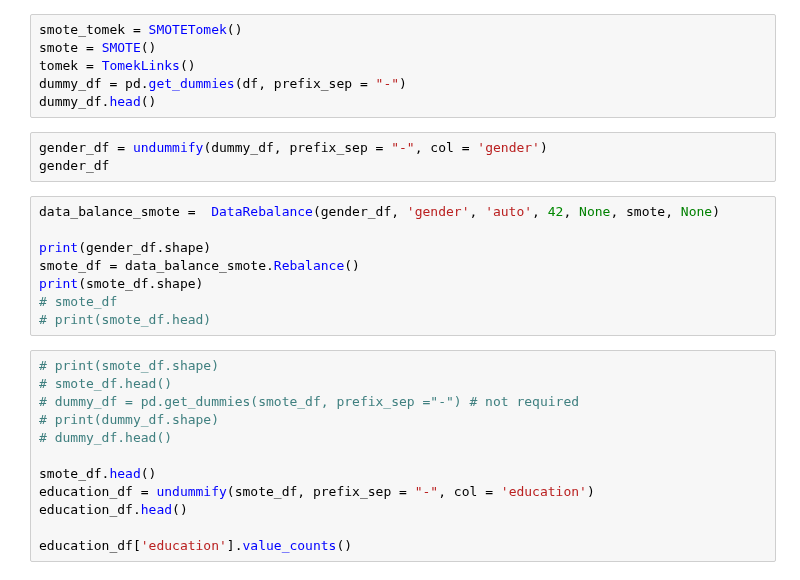
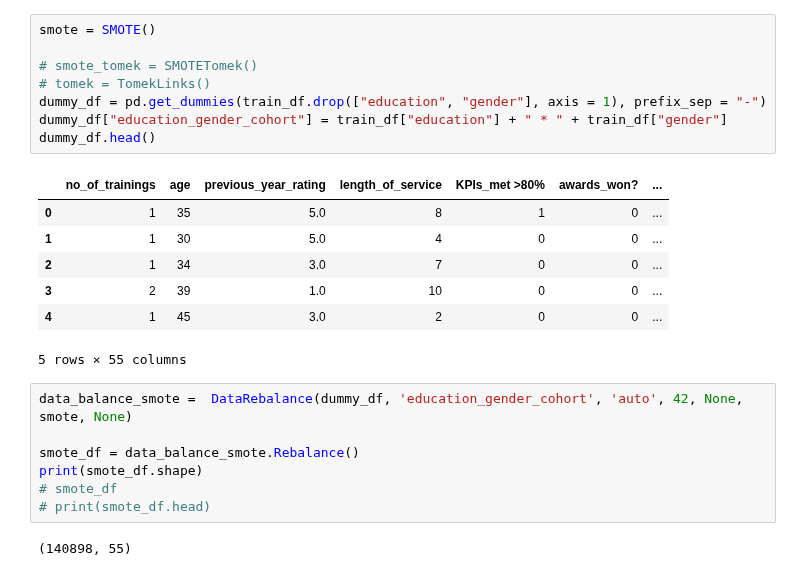
Before and after one commit to microsoft/responsible-ai-toolbox-mitigations, a Jupyter notebook: notebooks/data_balance_e2e.ipynb, the cells around one changed output. Saved outputs shown, nothing was run; the diff lists cells and outputs as text.

```diff
--- a/notebooks/data_balance_e2e.ipynb
+++ b/notebooks/data_balance_e2e.ipynb
@@ -89,29 +173,25 @@ agg_measures1
 # %%
-smote_tomek = SMOTETomek()
 smote = SMOTE()
-tomek = TomekLinks()
-dummy_df = pd.get_dummies(df, prefix_sep = "-")
+
+# smote_tomek = SMOTETomek()
+# tomek = TomekLinks()
+dummy_df = pd.get_dummies(train_df.drop(["education", "gender"], axis = 1), prefix_sep = "-")
+dummy_df["education_gender_cohort"] = train_df["education"] + " * " + train_df["gender"]
 dummy_df.head()
+# %% [output]
+|  | no_of_trainings | age | previous_year_rating | length_of_service | KPIs_met >80% | awards_won? | ... |
+| 0 | 1 | 35 | 5.0 | 8 | 1 | 0 | ... |
+| 1 | 1 | 30 | 5.0 | 4 | 0 | 0 | ... |
+| 2 | 1 | 34 | 3.0 | 7 | 0 | 0 | ... |
+| 3 | 2 | 39 | 1.0 | 10 | 0 | 0 | ... |
+| 4 | 1 | 45 | 3.0 | 2 | 0 | 0 | ... |
+5 rows × 55 columns
-# %%
-gender_df = undummify(dummy_df, prefix_sep = "-", col = 'gender')
-gender_df
 # %%
-data_balance_smote =  DataRebalance(gender_df, 'gender', 'auto', 42, None, smote, None)
+data_balance_smote =  DataRebalance(dummy_df, 'education_gender_cohort', 'auto', 42, None, smote, None)
 
-print(gender_df.shape)
 smote_df = data_balance_smote.Rebalance()
 print(smote_df.shape)
 # smote_df
 # print(smote_df.head)
+# %% [output]
+(140898, 55)
-# %%
-# print(smote_df.shape)
-# smote_df.head()
-# dummy_df = pd.get_dummies(smote_df, prefix_sep ="-") # not required
-# print(dummy_df.shape)
-# dummy_df.head()
-
-smote_df.head()
-education_df = undummify(smote_df, prefix_sep = "-", col = 'education')
-education_df.head()
-
-education_df['education'].value_counts()
```
Also changed, not shown: parts of 52 cells of this notebook, 1 other file.
